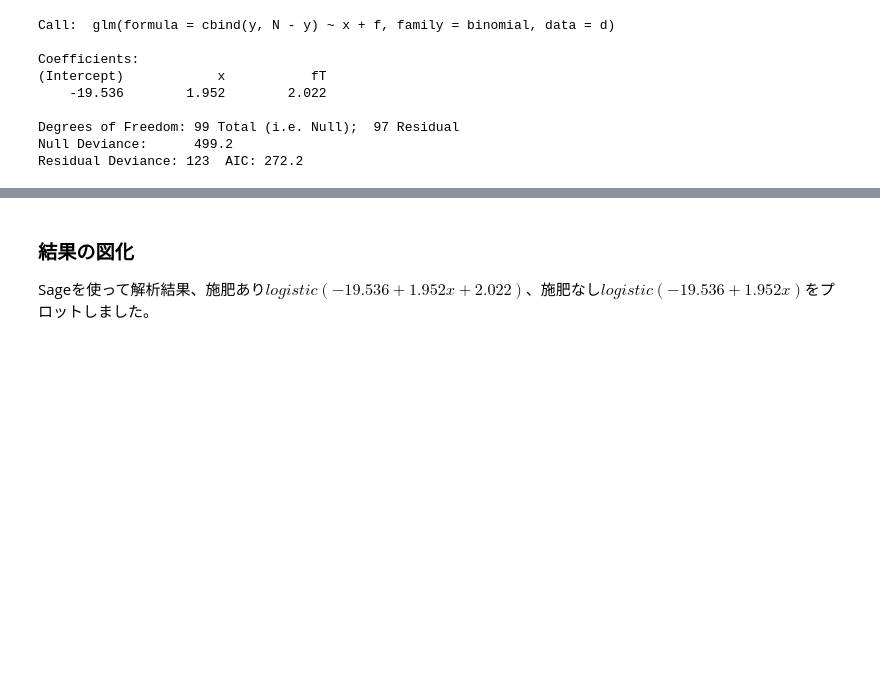
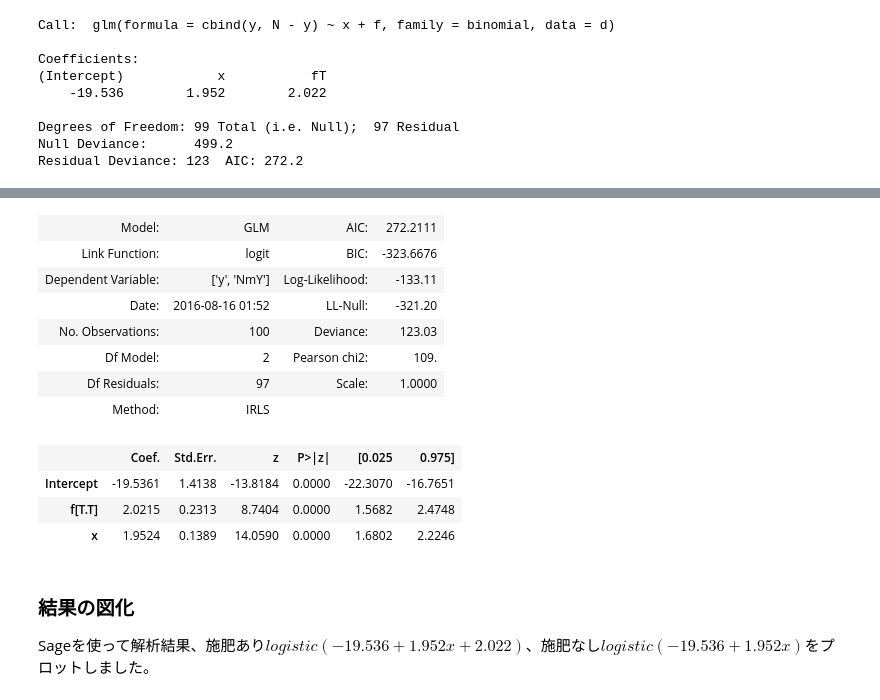
Before and after one commit to take-pwave/notebook, a Jupyter notebook: kubo-book/kubo_book_chap6.ipynb, the cells around one changed output, grey strips where cells are left out. Cells and saved outputs as stored; diff of their text form; code cells hidden in the pictures; blank space fills up the shorter version.

```diff
--- a/kubo-book/kubo_book_chap6.ipynb
+++ b/kubo-book/kubo_book_chap6.ipynb
@@ -193,3 +199,23 @@ Residual Deviance: 123  AIC: 272.2
+# %%
+# statmodelsで解析
+# N-yのカラムを追加
+N = 8
+d['NmY'] = N - d.y
+fit = smf.glm('y + NmY ~ x + f', data=d, family=sm.families.Binomial()).fit()
+fit.summary2()
+# %% [output]
+| Model: | GLM | AIC: | 272.2111 |
+| Link Function: | logit | BIC: | -323.6676 |
+| Dependent Variable: | ['y', 'NmY'] | Log-Likelihood: | -133.11 |
+| Date: | 2016-08-16 01:52 | LL-Null: | -321.20 |
+| No. Observations: | 100 | Deviance: | 123.03 |
+| Df Model: | 2 | Pearson chi2: | 109. |
+| Df Residuals: | 97 | Scale: | 1.0000 |
+| Method: | IRLS |  |  |
+|  | Coef. | Std.Err. | z | P>|z| | [0.025 | 0.975] |
+| Intercept | -19.5361 | 1.4138 | -13.8184 | 0.0000 | -22.3070 | -16.7651 |
+| f[T.T] | 2.0215 | 0.2313 | 8.7404 | 0.0000 | 1.5682 | 2.4748 |
+| x | 1.9524 | 0.1389 | 14.0590 | 0.0000 | 1.6802 | 2.2246 |
 # %% [markdown]
 <html>
 	<h3>結果の図化</h3>
```
Also changed, not shown: parts of 2 cells of this notebook, 4 other files.
